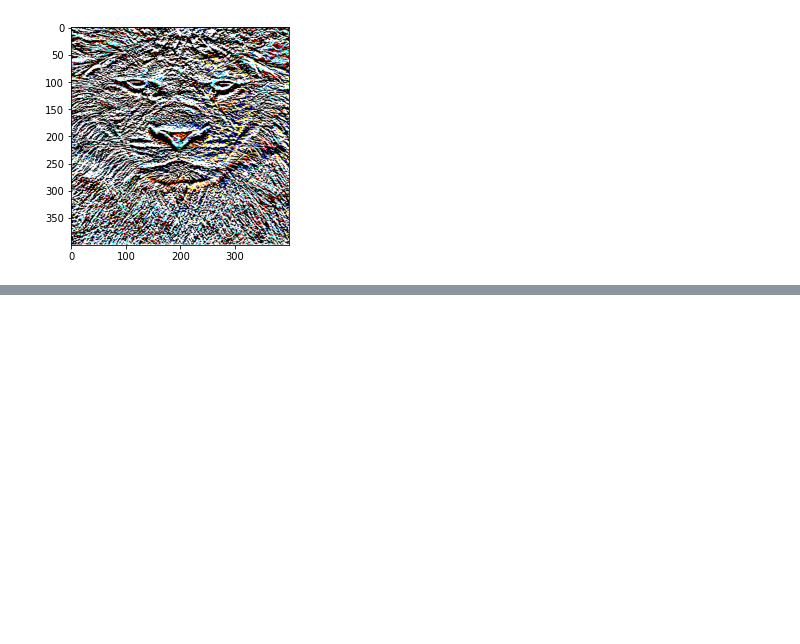
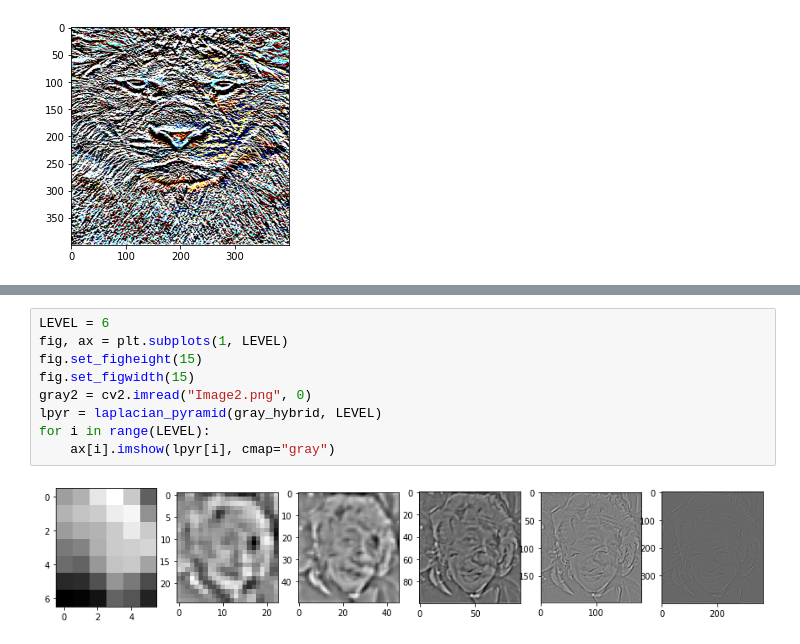
Before and after one commit to zmz223/CS584, a Jupyter notebook: hw3/hw3.ipynb, the cells around one changed output, grey strips where cells are left out. Saved outputs shown, nothing was run; the diff lists cells and outputs as text; blank space fills up the shorter version.

```diff
--- a/hw3/hw3.ipynb
+++ b/hw3/hw3.ipynb
@@ -184,0 +163,11 @@ for i in range(LEVEL):
+# %%
+LEVEL = 6
+fig, ax = plt.subplots(1, LEVEL)
+fig.set_figheight(15)
+fig.set_figwidth(15)
+gray2 = cv2.imread("Image2.png", 0)
+lpyr = laplacian_pyramid(gray_hybrid, LEVEL)
+for i in range(LEVEL):
+    ax[i].imshow(lpyr[i], cmap="gray")
+# %% [output]
+[figure, added]
```
Also changed, not shown: parts of 10 cells of this notebook.
